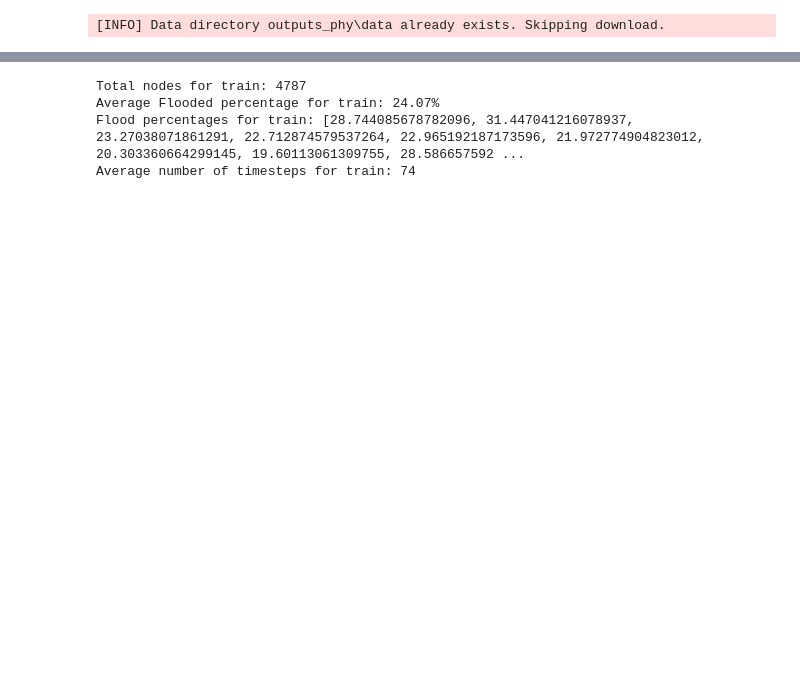
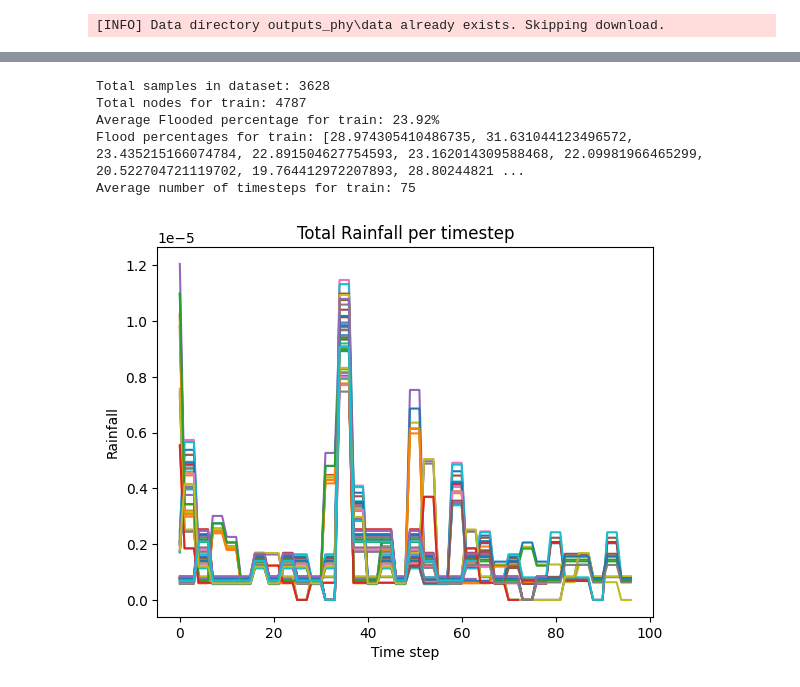
Before and after one commit to acostacos/HydroGraphNet, a Jupyter notebook: data_analysis.ipynb, the cells around one changed output, grey strips where cells are left out. Cells and saved outputs as stored; diff of their text form; code cells hidden in the pictures; blank space fills up the shorter version.

```diff
--- a/data_analysis.ipynb
+++ b/data_analysis.ipynb
@@ -42,6 +62,7 @@ for dyn in dataset.dynamic_data:
 # %%
 import numpy as np
 
+print(f"Total samples in dataset: {len(dataset)}")
 
 total_nodes = dataset.dynamic_data[0]['water_depth'].shape[1]
 print(f"Total nodes for train: {total_nodes}")
@@ -61,7 +82,23 @@ print(f"Average Flooded percentage for train: {np.array(dataset_flooded_percenta
 print(f"Flood percentages for train: {dataset_flooded_percentage}")
 print(f"Average number of timesteps for train: {np.array(dataset_num_timesteps).mean():.0f}")
 # %% [output]
+Total samples in dataset: 3628
 Total nodes for train: 4787
-Average Flooded percentage for train: 24.07%
-Flood percentages for train: [28.744085678782096, 31.447041216078937, 23.27038071861291, 22.712874579537264, 22.965192187173596, 21.972774904823012, 20.303360664299145, 19.60113061309755, 28.586657592 ...
-Average number of timesteps for train: 74
+Average Flooded percentage for train: 23.92%
+Flood percentages for train: [28.974305410486735, 31.631044123496572, 23.435215166074784, 22.891504627754593, 23.162014309588468, 22.09981966465299, 20.522704721119702, 19.764412972207893, 28.80244821 ...
+Average number of timesteps for train: 75
+# %%
+rainfall_mean = dataset.dynamic_stats['precipitation']['mean']
+rainfall_std = dataset.dynamic_stats['precipitation']['std']
+last_ts = dataset.rollout_length if dataset.split == "test" else None
+
+for dyn in dataset.dynamic_data:
+    # plt.figure(figsize=(10, 5))
+    rainfall = dyn['precipitation'][:last_ts]
+    rainfall = dataset.denormalize(rainfall, rainfall_mean, rainfall_std)
+    plt.plot(rainfall)
+    plt.title(f'Total Rainfall per timestep')
+    plt.xlabel('Time step')
+    plt.ylabel('Rainfall')
+# %% [output]
+[figure, added]
```
Also changed, not shown: parts of 3 cells of this notebook.
